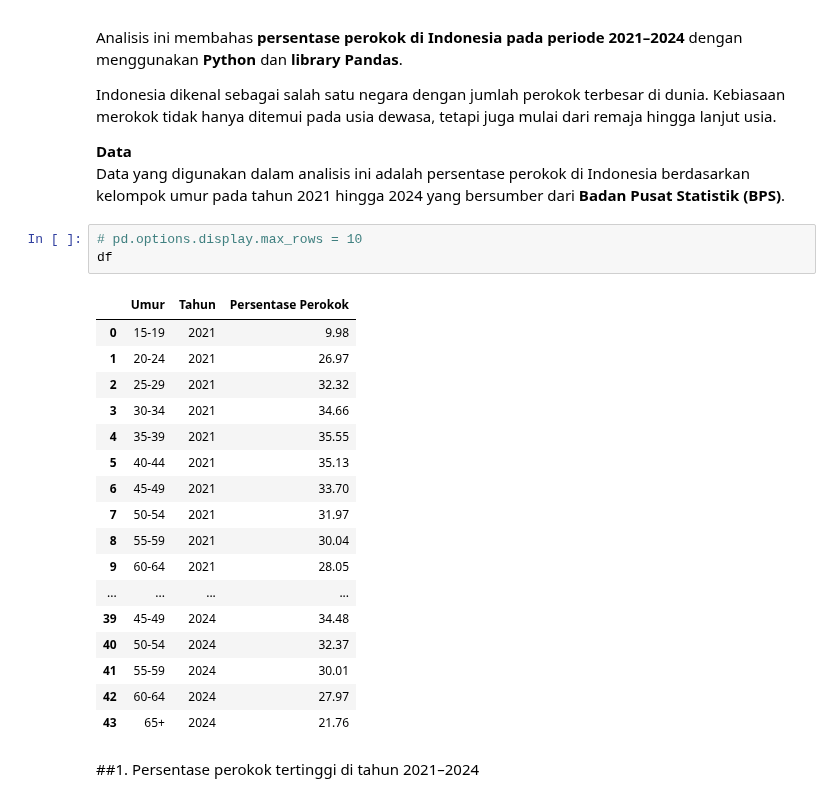
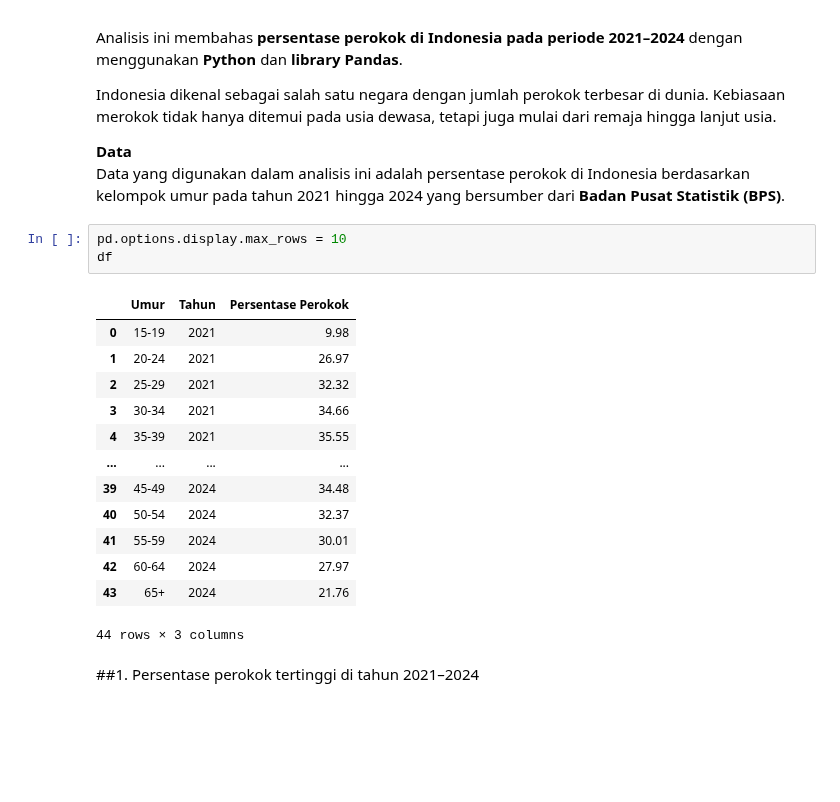
Before and after one commit to IdhamAbidinKaisilay/BelajarDataAnalyst, a Jupyter notebook: Latihan+Analisis+Data+_+Data+Persentase+Perokok+Indonesia.ipynb, the cells around one changed output. Cells and saved outputs as stored; diff of their text form; blank space fills up the shorter version.

```diff
--- a/Latihan+Analisis+Data+_+Data+Persentase+Perokok+Indonesia.ipynb
+++ b/Latihan+Analisis+Data+_+Data+Persentase+Perokok+Indonesia.ipynb
@@ -18,26 +23,22 @@ Indonesia dikenal sebagai salah satu negara dengan jumlah perokok terbesar di du
 **Data**
 Data yang digunakan dalam analisis ini adalah persentase perokok di Indonesia berdasarkan kelompok umur pada tahun 2021 hingga 2024 yang bersumber dari **Badan Pusat Statistik (BPS)**.
 # %%
-# pd.options.display.max_rows = 10
+pd.options.display.max_rows = 10
 df
 # %% [output]
 |  | Umur | Tahun | Persentase Perokok |
 | 0 | 15-19 | 2021 | 9.98 |
 | 1 | 20-24 | 2021 | 26.97 |
 | 2 | 25-29 | 2021 | 32.32 |
 | 3 | 30-34 | 2021 | 34.66 |
 | 4 | 35-39 | 2021 | 35.55 |
-| 5 | 40-44 | 2021 | 35.13 |
-| 6 | 45-49 | 2021 | 33.70 |
-| 7 | 50-54 | 2021 | 31.97 |
-| 8 | 55-59 | 2021 | 30.04 |
-| 9 | 60-64 | 2021 | 28.05 |
 | ... | ... | ... | ... |
 | 39 | 45-49 | 2024 | 34.48 |
 | 40 | 50-54 | 2024 | 32.37 |
 | 41 | 55-59 | 2024 | 30.01 |
 | 42 | 60-64 | 2024 | 27.97 |
 | 43 | 65+ | 2024 | 21.76 |
+44 rows × 3 columns
 # %% [markdown]
 ##1. Persentase perokok tertinggi di tahun 2021–2024
 # %%
```
Also changed, not shown: parts of 10 cells of this notebook.
